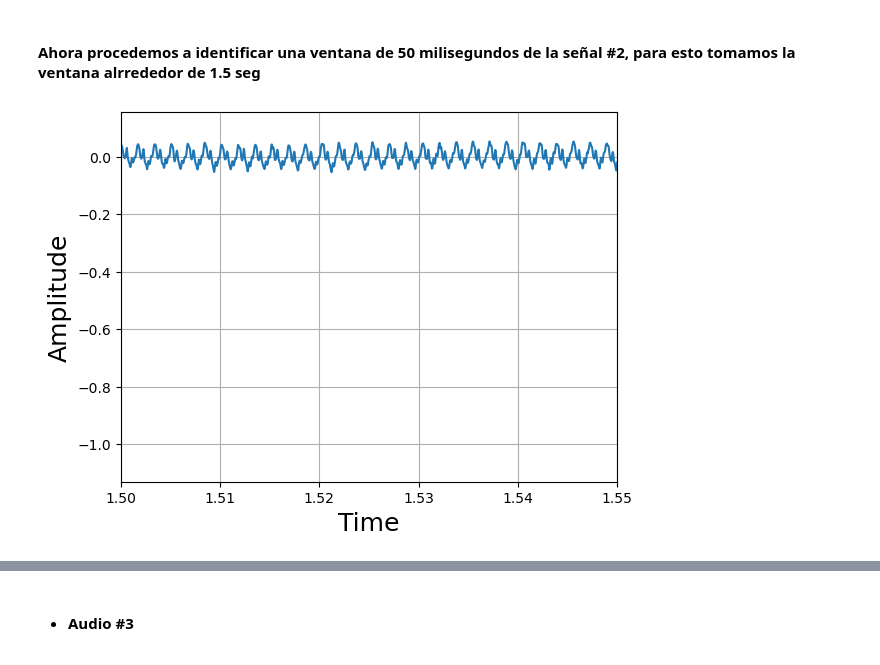
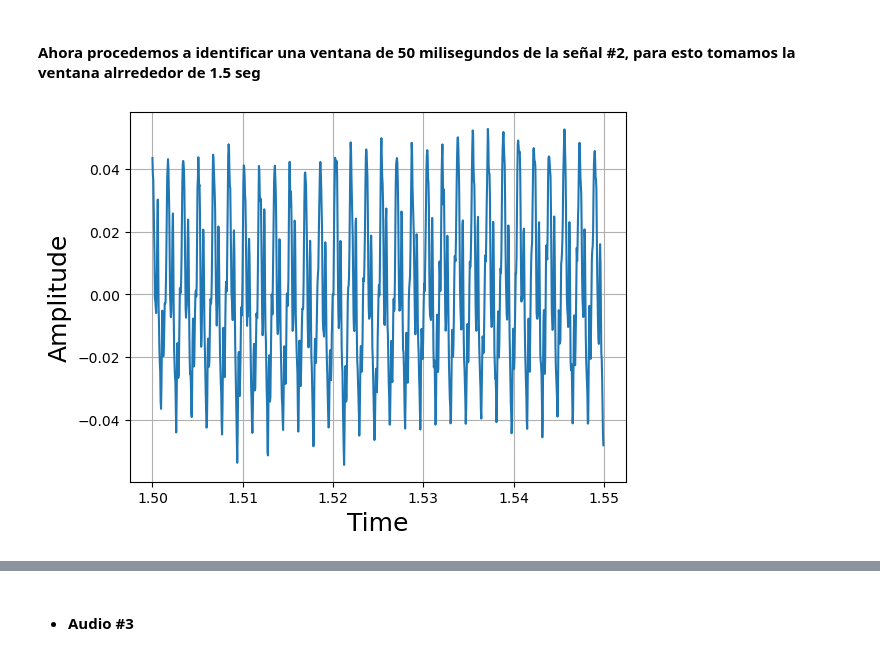
Before and after one commit to Camilocastellanos1002/Senales-III, a Jupyter notebook: Laboratorio/Laboratorio 1/Lab1_TDSIII_ChaparroCastellanos_JuanCamilo_Restrepo_Sebastian.ipynb, the cells around one changed output, grey strips where cells are left out. Saved outputs shown, nothing was run; the diff lists cells and outputs as text; code cells hidden in the pictures.

```diff
--- a/Laboratorio/Laboratorio 1/Lab1_TDSIII_ChaparroCastellanos_JuanCamilo_Restrepo_Sebastian.ipynb
+++ b/Laboratorio/Laboratorio 1/Lab1_TDSIII_ChaparroCastellanos_JuanCamilo_Restrepo_Sebastian.ipynb
@@ -127,12 +134,16 @@ plt.show() # Mostrar la grafica
 [figure]
 # %% [markdown]
 #### Ahora procedemos a identificar una ventana de 50 milisegundos de la señal #2, para esto tomamos la ventana alrrededor de 1.5 seg
-# %%
-plt.plot(t2,x2)
-plt.xlim(1.5,1.55)
-plt.xlabel('Time',fontsize=18) # Etiqueta eje X
-plt.ylabel('Amplitude',fontsize=18) # Etiqueta eje Y
-plt.grid()
-plt.show() # Mostrar la grafica
-# %% [output]
-[figure, removed]
+# %%
+indice_inicio2= int(1.5 * fs2)  # Índice del inicio del segmento
+indice_fin2 = int(1.55 * fs2)  # Índice del final del segmento
+segmento2 = x2[indice_inicio2:indice_fin2]
+segmento_guardado2 = segmento2.copy()
+
+plt.plot(t2[indice_inicio2:indice_fin2], segmento_guardado2)
+plt.xlabel('Time',fontsize=18) # Etiqueta eje X
+plt.ylabel('Amplitude',fontsize=18) # Etiqueta eje Y
+plt.grid()
+plt.show()
+# %% [output]
+[figure, added]
```
Also changed, not shown: parts of 19 cells of this notebook.
